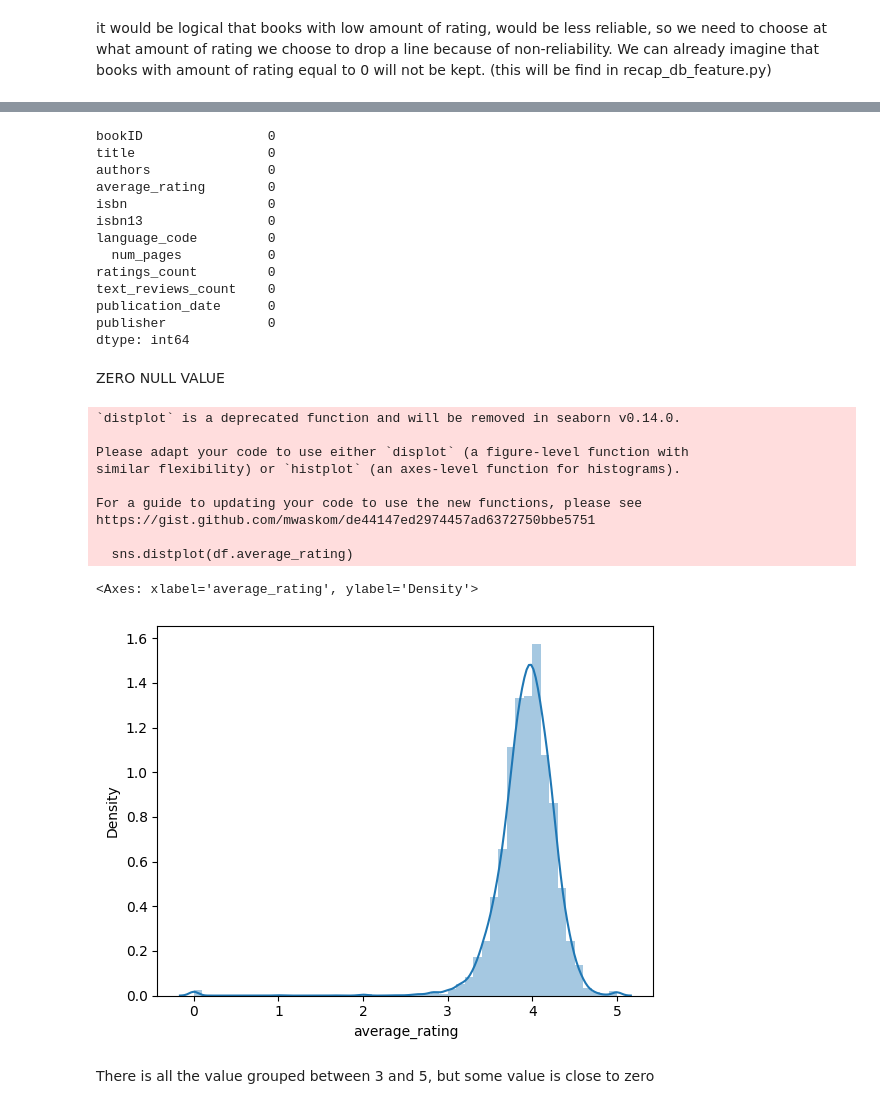
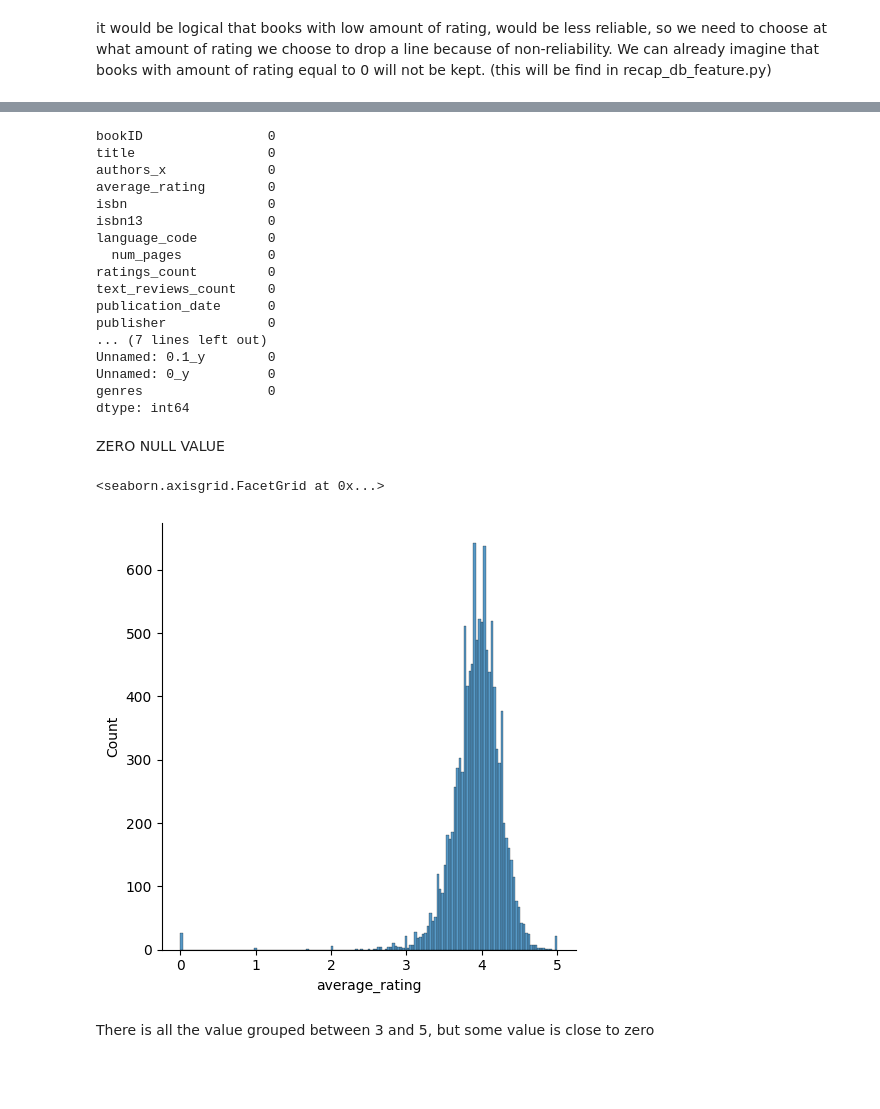
Before and after one commit to Nathan2BLK/DSTI-Project-Machine-Learning-with-Python-Labs, a Jupyter notebook: Nate Solution/Feature/Feature.ipynb, the cells around one changed output, grey strips where cells are left out. Cells and saved outputs as stored; diff of their text form; code cells hidden in the pictures; blank space fills up the shorter version.

```diff
--- a/Nate Solution/Feature/Feature.ipynb
+++ b/Nate Solution/Feature/Feature.ipynb
@@ -48,0 +130,7 @@ it would be logical that books with low amount of rating, would be less reliable
+# %%
+#join df and df_info
+df['isbn13'] = df['isbn13'].astype(str)
+df_info['isbn13'] = df_info['isbn13'].astype(str)
+
+final_df = pd.merge(df, df_info, on = 'isbn13', how = 'inner')
+final_df.head()
@@ -49,9 +210,9 @@ it would be logical that books with low amount of rating, would be less reliable
 # %%
-df.isna().sum()
+improved_dataset.isna().sum()
 # %% [output]
 bookID                0
 title                 0
-authors               0
+authors_x             0
 average_rating        0
 isbn                  0
 isbn13                0
@@ -61,23 +222,18 @@ ratings_count         0
 text_reviews_count    0
 publication_date      0
 publisher             0
+... (7 lines left out)
+Unnamed: 0.1_y        0
+Unnamed: 0_y          0
+genres                0
 dtype: int64
 # %% [markdown]
 ZERO NULL VALUE
 # %%
-sns.distplot(df.average_rating)
+sns.displot(df.average_rating)
 # %% [output]
-`distplot` is a deprecated function and will be removed in seaborn v0.14.0.
-
-Please adapt your code to use either `displot` (a figure-level function with
-similar flexibility) or `histplot` (an axes-level function for histograms).
-
-For a guide to updating your code to use the new functions, please see
-https://gist.github.com/mwaskom/de44147ed2974457ad6372750bbe5751
-
-  sns.distplot(df.average_rating)
+<seaborn.axisgrid.FacetGrid at 0x...>
-<Axes: xlabel='average_rating', ylabel='Density'>
-[figure, old version]
+[figure, new version]
 # %% [markdown]
 There is all the value grouped between 3 and 5, but some value is close to zero
 # %% [markdown]
```
Also changed, not shown: parts of 14 cells of this notebook, 9 other files.
